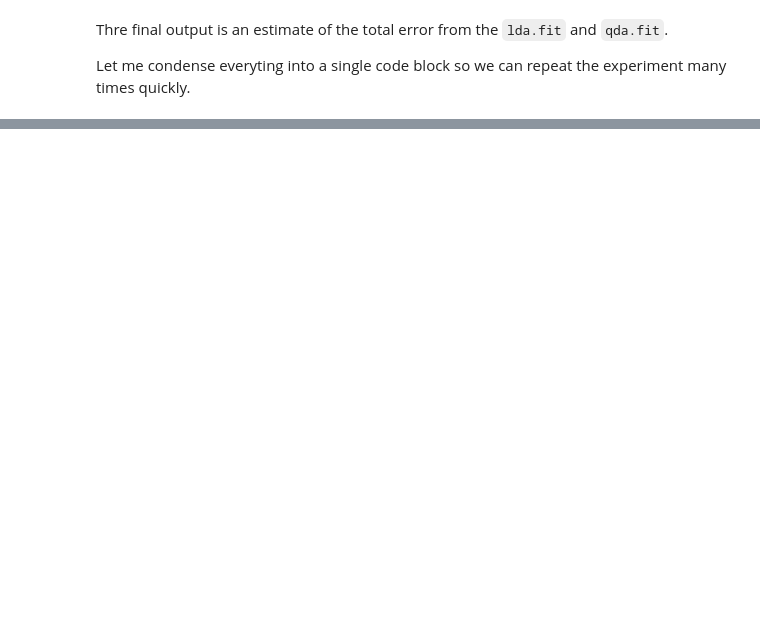
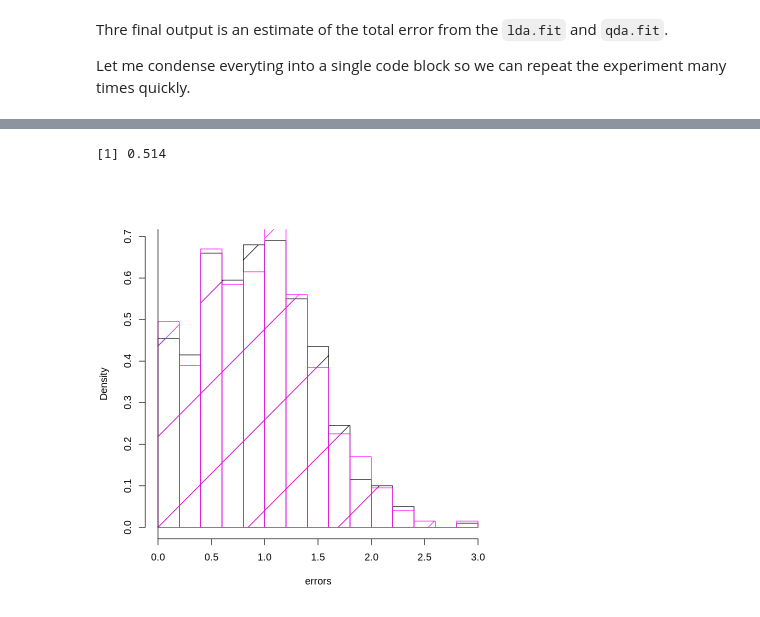
Before and after one commit to nicklausmillican/ISLR_R, a Jupyter notebook: ISLR_R_Ch4.ipynb, the cells around one changed output, grey strips where cells are left out. Drawn from its saved outputs; the diff is of its cells as text; code cells hidden in the pictures; blank space fills up the shorter version.

```diff
--- a/ISLR_R_Ch4.ipynb
+++ b/ISLR_R_Ch4.ipynb
@@ -518,18 +518,18 @@ qda.fit <- qda(class ~ value, data=train_set)
 lda.preds <- as.data.frame(round(predict(lda.fit, test_set)$posterior,2))
 lda.test_preds <- colnames(lda.preds)[apply(lda.preds, 1, which.max)]
 lda.test_actual <- test_set$class
-lda.err <- ifelse(test = lda.test_preds=="x1",
-                  yes = (1-lda.preds$x1 + lda.preds$x2)/2,
-                  no = (lda.preds$x1 + 1-lda.preds$x2)/2)
+lda.err <- ifelse(test = lda.test_actual=="x1",
+                  yes = (1-lda.preds$x1),
+                  no = (1-lda.preds$x2))
 lda.preds <- cbind(lda.preds, pred = lda.test_preds, actual = lda.test_actual, error=lda.err)
 
 
 qda.preds <- as.data.frame(round(predict(qda.fit, test_set)$posterior,2))
 qda.test_preds <- colnames(qda.preds)[apply(qda.preds, 1, which.max)]
 qda.test_actual <- test_set$class
-qda.err <- ifelse(test = qda.test_preds=="x1",
-                  yes = (1-qda.preds$x1 + qda.preds$x2)/2,
-                  no = (qda.preds$x1 + 1-qda.preds$x2)/2)
+qda.err <- ifelse(test = qda.test_actual=="x1",
+                  yes = (1-qda.preds$x1),
+                  no = (1-qda.preds$x2))
 qda.preds <- cbind(qda.preds, pred = qda.test_preds, actual = qda.test_actual, error=qda.err)
 
 sum(lda.preds$error)
@@ -541,0 +544,67 @@ Run this several times.  In general, LDA should do better than QDA...but not alw
+# %%
+m <- 1000
+n <- 10
+lda.errors <- numeric(length=m)
+qda.errors <- numeric(length=m)
+lda.best <- logical(length=m)
+
+####################################
+
+for(i in 1:m){
+  x1 <- rnorm(n=n, mean=-1, sd=1)
+  x2 <- rnorm(n=n, mean=1, sd=1)
+
+  ############################
+
+  train_portion <- 0.80
+  train_ind <- 1:round(train_portion*length(x1),0)
+
+  x1_train <- x1[train_ind]
+  x2_train <- x2[train_ind]
+  x1_test <- x1[-train_ind]
+  x2_test <- x2[-train_ind]
+
+  train_set <- data.frame("class" = rep(c("x1", "x2"), each=length(train_ind)),
+                          "value" = c(x1_train, x2_train))
+
+  test_set <- data.frame("class" = rep(c("x1", "x2"), each=length(x1) - length(train_ind)),
+                        "value" = c(x1_test, x2_test))
+
+  ############################
+
+  lda.fit <- lda(class ~ value, data=train_set)
+  qda.fit <- qda(class ~ value, data=train_set)
+
+  ##############################
+
+  lda.preds <- as.data.frame(round(predict(lda.fit, test_set)$posterior,2))
+  lda.test_preds <- colnames(lda.preds)[apply(lda.preds, 1, which.max)]
+  lda.test_actual <- test_set$class
+  lda.err <- ifelse(test = lda.test_actual=="x1",
+                    yes = (1-lda.preds$x1),
+                    no = (1-lda.preds$x2))
+  lda.preds <- cbind(lda.preds, pred = lda.test_preds, actual = lda.test_actual, error=lda.err)
+
+
+  qda.preds <- as.data.frame(round(predict(qda.fit, test_set)$posterior,2))
+  qda.test_preds <- colnames(qda.preds)[apply(qda.preds, 1, which.max)]
+  qda.test_actual <- test_set$class
+  qda.err <- ifelse(test = qda.test_actual=="x1",
+                    yes = (1-qda.preds$x1),
+                    no = (1-qda.preds$x2))
+  qda.preds <- cbind(qda.preds, pred = qda.test_preds, actual = qda.test_actual, error=qda.err)
+
+  ##########################
+
+  lda.errors[i] <- sum(lda.preds$error)
+  qda.errors[i] <- sum(qda.preds$error)
+  lda.best[i] <- lda.errors[i] <= qda.errors[i]
+}
+
+sum(lda.best)/m
+hist(lda.errors, prob=TRUE, col="black", density=TRUE, xlab="errors", main=NULL)
+hist(qda.errors, prob=TRUE, col="magenta", add=TRUE, density=TRUE)
+abline(v=0, col="black")
+# %% [output]
+[1] 0.514
+[figure, added]
```
Also changed, not shown: parts of 4 cells of this notebook.
